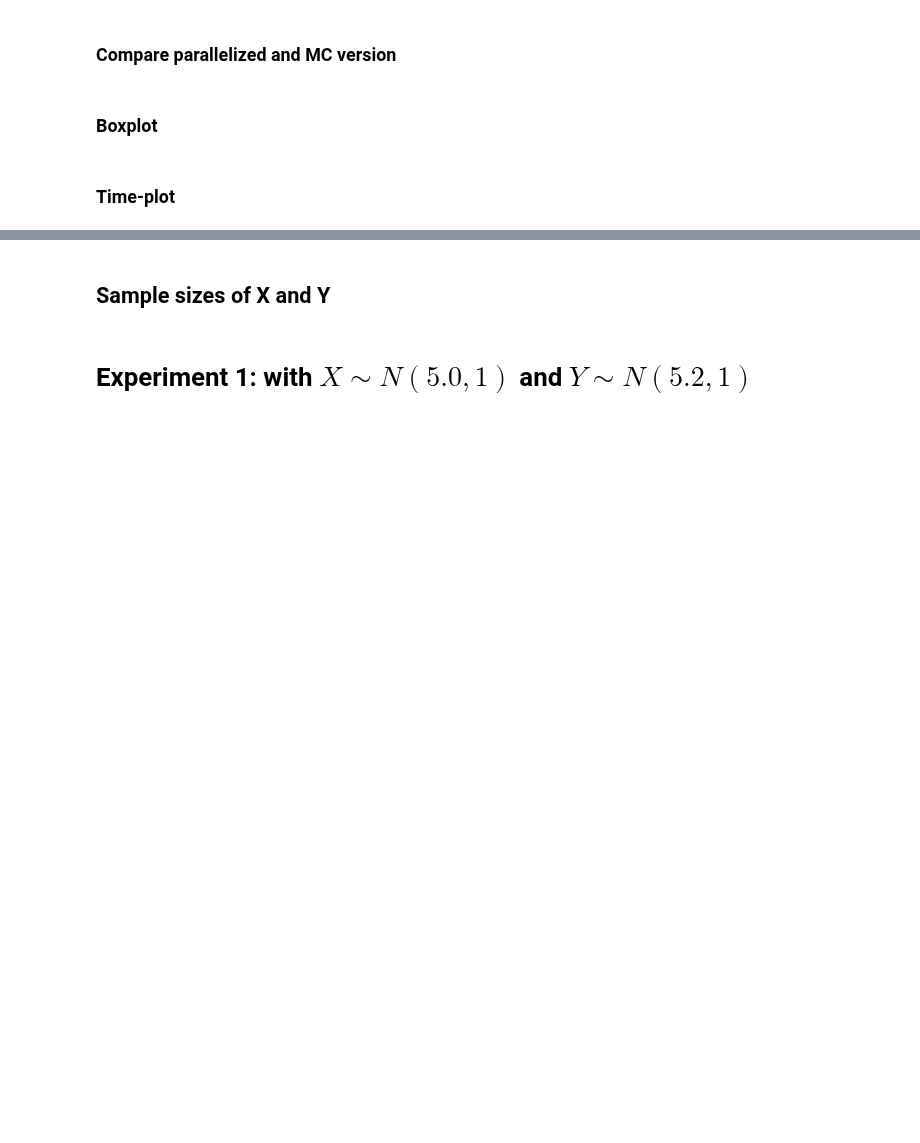
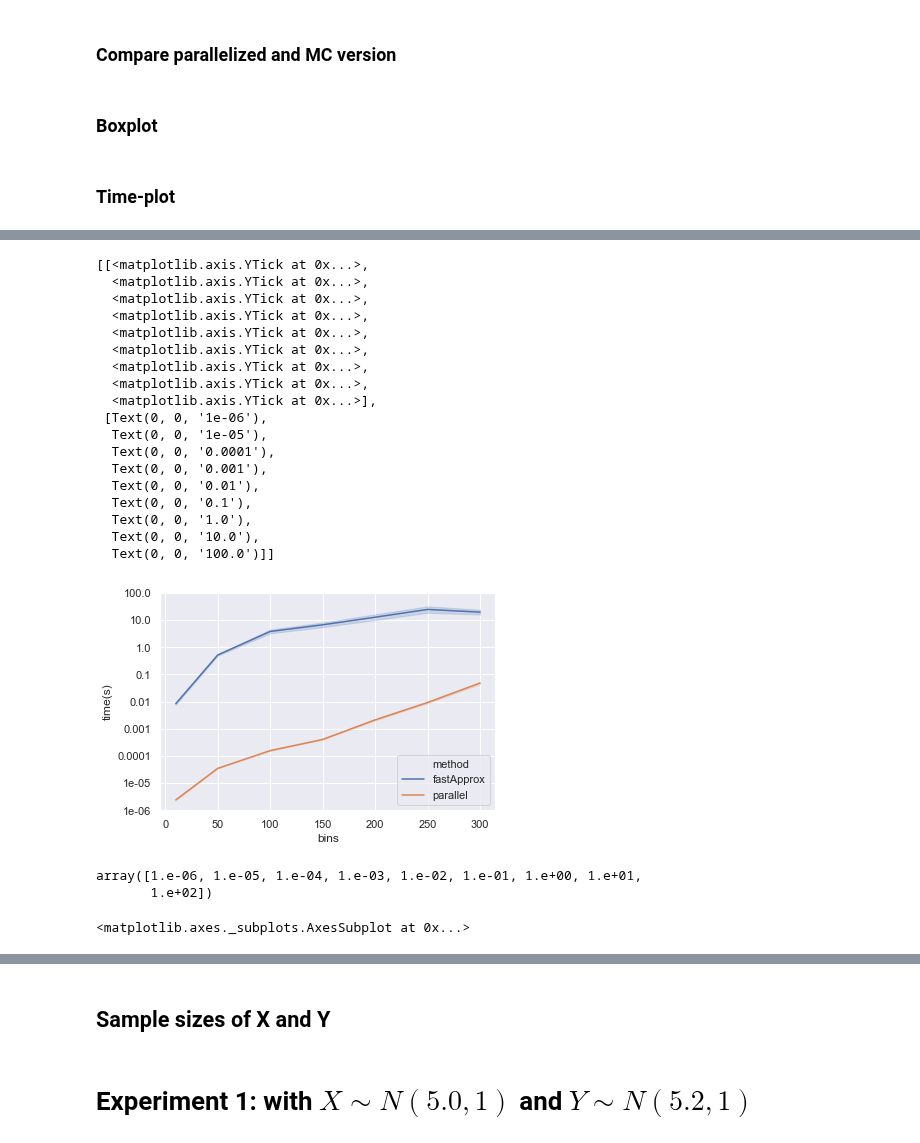
Before and after one commit to statisticalbiotechnology/parallelPermutationTest, a Jupyter notebook: Comparison 2 Time series.ipynb, the cells around one changed output, grey strips where cells are left out. Drawn from its saved outputs; the diff is of its cells as text; code cells hidden in the pictures; blank space fills up the shorter version.

```diff
--- a/Comparison 2 Time series.ipynb
+++ b/Comparison 2 Time series.ipynb
@@ -158,0 +167,8 @@ def boxPlot(error, Bin, log=False, path=None):
+# %%
+def preparePandas(timeData, sampleSizes, test="parallel"):
+    preparePd = list()
+    for time, sample in zip(timeData, sampleSizes):
+        for t in time:
+
+            preparePd.append([str(test),t, sample])
+    return preparePd
@@ -158,0 +221,48 @@ def boxPlot(error, Bin, log=False, path=None):
+# %%
+TIMEParallel = np.log(TIMEParallel5_4)
+TIME_MC = np.log(TIME_MC5_4)
+
+preparePdParallel = preparePandas(TIMEParallel,sampleShape)
+preparePdMc = preparePandas(TIME_MC,sampleShape, 'fastApprox')
+data = preparePdMc + preparePdParallel
+pdData = pd.DataFrame(data, columns=['method', 'time(s)','bins'])
+
+
+MAX = max(np.max(TIMEParallel), np.max(TIME_MC))
+MIN = min(np.min(TIMEParallel), np.min(TIME_MC))
+
+
+sns.lineplot(x="bins", y="time(s)",
+             hue="method",
+             data=pdData,).set(yticks = RANGE, yticklabels=10**RANGE)
+
+#RANGE = np.arange(np.floor(MIN), np.ceil(MAX))
+# %% [output]
+[[<matplotlib.axis.YTick at 0x...>,
+  <matplotlib.axis.YTick at 0x...>,
+  <matplotlib.axis.YTick at 0x...>,
+  <matplotlib.axis.YTick at 0x...>,
+  <matplotlib.axis.YTick at 0x...>,
+  <matplotlib.axis.YTick at 0x...>,
+  <matplotlib.axis.YTick at 0x...>,
+  <matplotlib.axis.YTick at 0x...>,
+  <matplotlib.axis.YTick at 0x...>],
+ [Text(0, 0, '1e-06'),
+  Text(0, 0, '1e-05'),
+  Text(0, 0, '0.0001'),
+  Text(0, 0, '0.001'),
+  Text(0, 0, '0.01'),
+  Text(0, 0, '0.1'),
+  Text(0, 0, '1.0'),
+  Text(0, 0, '10.0'),
+  Text(0, 0, '100.0')]]
+[figure, added]
+# %%
+10**RANGE
+# %% [output]
+array([1.e-06, 1.e-05, 1.e-04, 1.e-03, 1.e-02, 1.e-01, 1.e+00, 1.e+01,
+       1.e+02])
+# %%
+ax.set_yticklabels
+# %% [output]
+<matplotlib.axes._subplots.AxesSubplot at 0x...>
```
Also changed, not shown: parts of 17 cells of this notebook, 2 other files.
